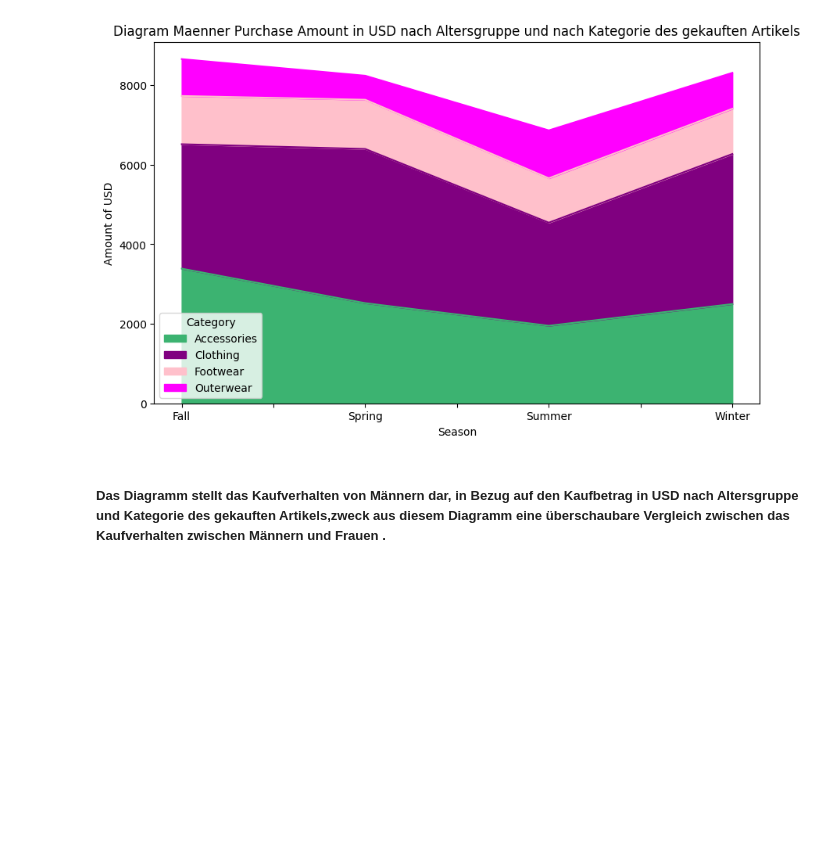
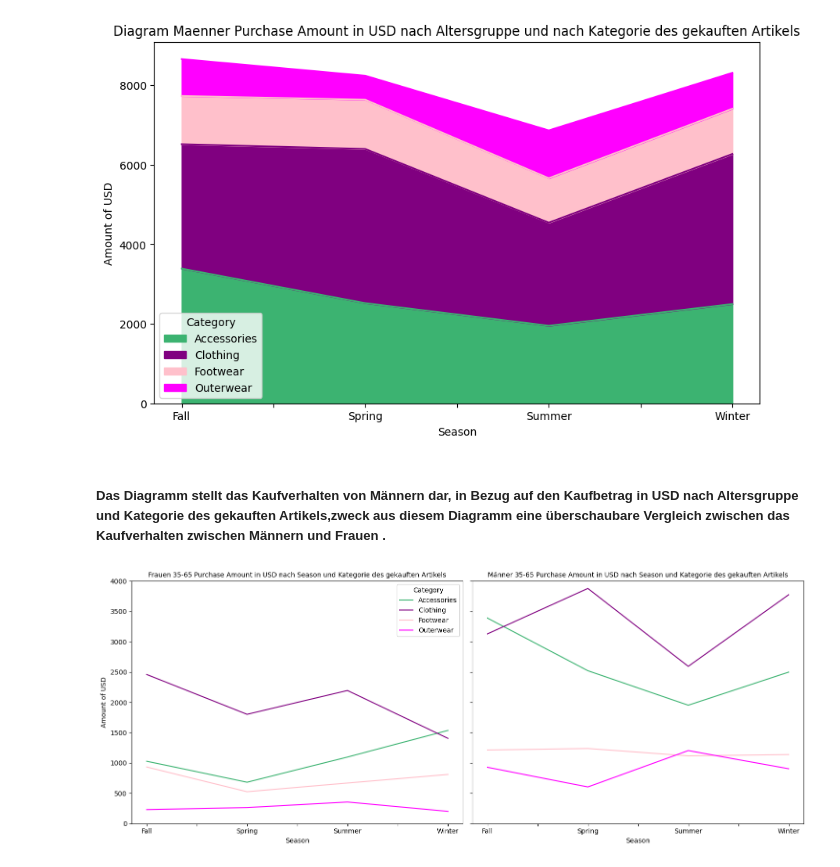
Before and after one commit to rachma24/ML-sose24, a Jupyter notebook: Abgabe1.ipynb, the cells around one changed output. Cells and saved outputs as stored; diff of their text form; code cells hidden in the pictures; blank space fills up the shorter version.

```diff
--- a/Abgabe1.ipynb
+++ b/Abgabe1.ipynb
@@ -490,3 +494,34 @@ purchasePlot = purcheseAmountUSD_perAgeGroup_Female_Category.unstack().plot.area
 [figure]
 # %% [markdown]
 ##### Das Diagramm stellt das Kaufverhalten von Männern  dar, in Bezug auf den Kaufbetrag in USD nach Altersgruppe und Kategorie des gekauften Artikels,zweck aus diesem Diagramm eine überschaubare Vergleich zwischen das Kaufverhalten zwischen Männern und Frauen .
+# %%
+import matplotlib.pyplot as plt
+
+# Create subplots
+fig, axes = plt.subplots(1, 2, figsize=(15, 6), sharey=True)  # sharey=True shares the same y-axis
+
+# Define colors for each category
+colors = {'Accessories': 'mediumseagreen', 'Clothing': 'purple', 'Footwear': 'pink', 'Outerwear': 'magenta'}
+
+# Group by age group and category, summing the PurchaseAmountUSD for females
+purcheseAmountUSD_perAgeGroup_Female_Category = df_Copy[(df_Copy['Age_Group'] == 'middle age') & (df_Copy['Gender'] == 'Female')].groupby(['Season', 'Category'])['PurchaseAmountUSD'].sum()
+
+# Plot the bar chart for female customers
+purcheseAmountUSD_perAgeGroup_Female_Category.unstack().plot(ax=axes[0], title='Frauen 35-65 Purchase Amount in USD nach Season und Kategorie des gekauften Artikels', xlabel='Season', ylabel='Amount of USD', color=[colors[category] for category in purcheseAmountUSD_perAgeGroup_Female_Category.unstack().columns], legend=True, rot=0)
+
+# Set the same y-axis limit for both plots
+axes[0].set_ylim(0, 4000)
+axes[1].set_ylim(0, 4000)
+
+# Group by age group and category, summing the PurchaseAmountUSD for males
+purcheseAmountUSD_perAgeGroup_Male_Category = df_Copy[(df_Copy['Age_Group'] == 'middle age') & (df_Copy['Gender'] == 'Male')].groupby(['Season', 'Category'])['PurchaseAmountUSD'].sum()
+
+# Plot the bar chart for male customers
+purcheseAmountUSD_perAgeGroup_Male_Category.unstack().plot(ax=axes[1], title='Männer 35-65 Purchase Amount in USD nach Season und Kategorie des gekauften Artikels', xlabel='Season', ylabel='Amount of USD', color=[colors[category] for category in purcheseAmountUSD_perAgeGroup_Male_Category.unstack().columns], legend=False, rot=0)
+axes[0].title.set_fontsize(10)
+axes[1].title.set_fontsize(10)
+# Show the plots
+plt.tight_layout()
+plt.show()
+# %% [output]
+[figure, added]
```
Also changed, not shown: parts of 15 cells of this notebook.
